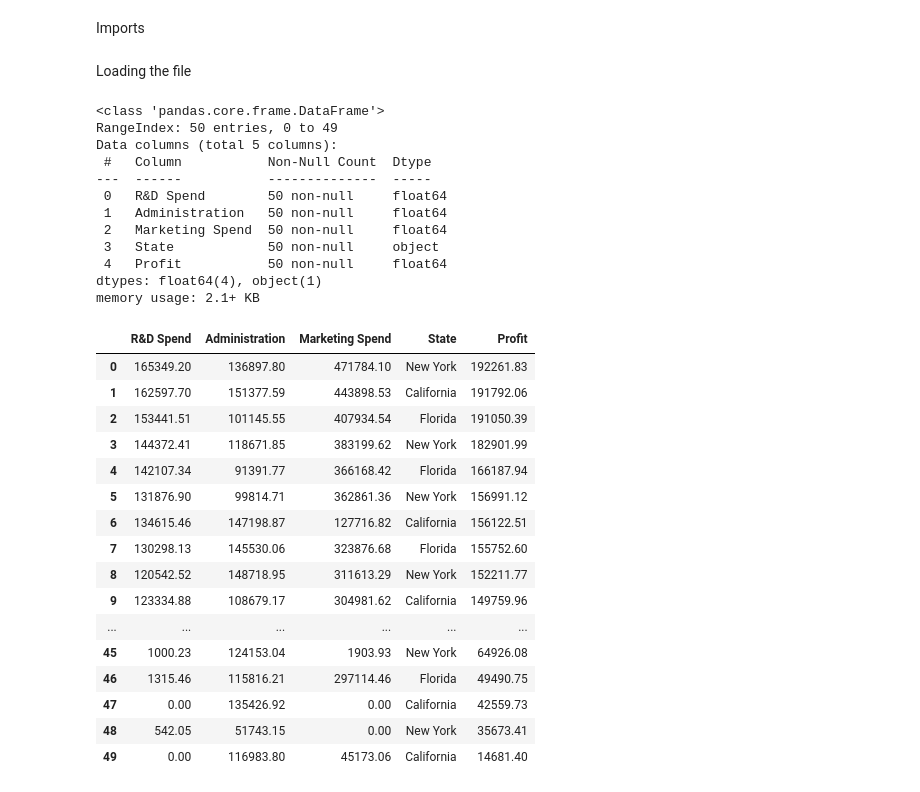
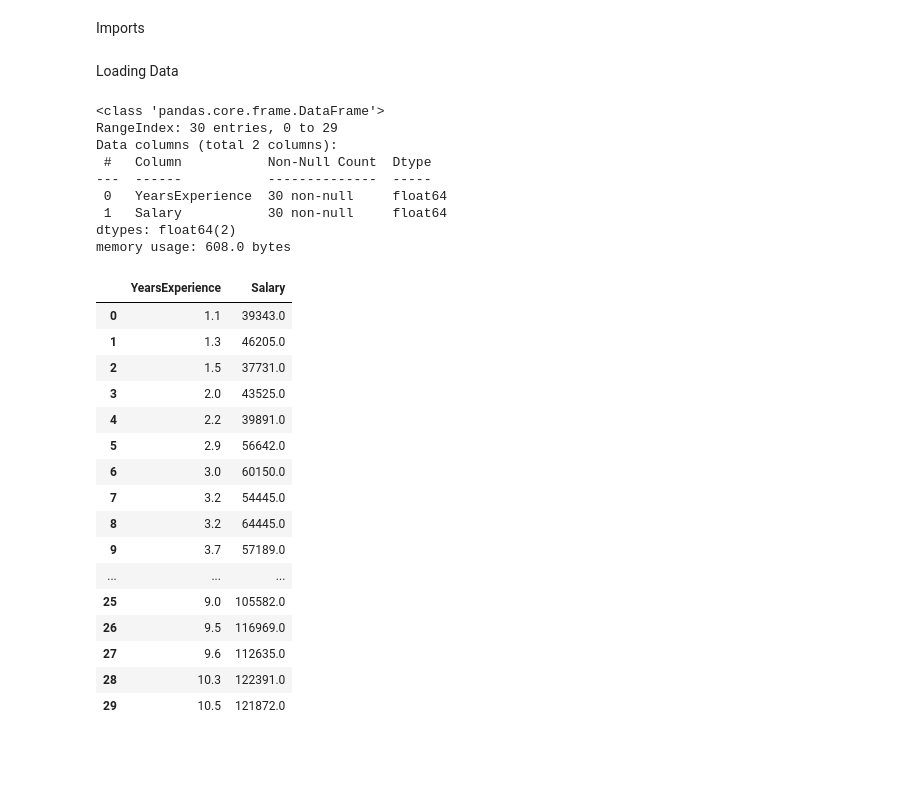
Before and after one commit to Amine-Alami/H3MachineLearning, a Jupyter notebook: Simple Linear.ipynb, the cells around one changed output. Cells and saved outputs as stored; diff of their text form; code cells hidden in the pictures; blank space fills up the shorter version.

```diff
--- a/Simple Linear.ipynb
+++ b/Simple Linear.ipynb
@@ -5,6 +5,6 @@ import numpy as np
 import pandas as pd
 import matplotlib.pyplot as plt
 from sklearn.linear_model import LinearRegression
-# %% [markdown]
-Loading the file
+# %% [markdown]
+Loading Data
 # %%
@@ -12,36 +12,33 @@ startups = pd.read_csv('50_Startups.csv')
 # %%
-startups.info()
+salary.info()
 # %% [output]
 <class 'pandas.core.frame.DataFrame'>
-RangeIndex: 50 entries, 0 to 49
-Data columns (total 5 columns):
+RangeIndex: 30 entries, 0 to 29
+Data columns (total 2 columns):
  #   Column           Non-Null Count  Dtype
 ---  ------           --------------  -----
- 0   R&D Spend        50 non-null     float64
- 1   Administration   50 non-null     float64
- 2   Marketing Spend  50 non-null     float64
- 3   State            50 non-null     object
- 4   Profit           50 non-null     float64
-dtypes: float64(4), object(1)
-memory usage: 2.1+ KB
+ 0   YearsExperience  30 non-null     float64
+ 1   Salary           30 non-null     float64
+dtypes: float64(2)
+memory usage: 608.0 bytes
-# %%
-startups
-# %% [output]
-|  | R&D Spend | Administration | Marketing Spend | State | Profit |
-| 0 | 165349.20 | 136897.80 | 471784.10 | New York | 192261.83 |
-| 1 | 162597.70 | 151377.59 | 443898.53 | California | 191792.06 |
-| 2 | 153441.51 | 101145.55 | 407934.54 | Florida | 191050.39 |
-| 3 | 144372.41 | 118671.85 | 383199.62 | New York | 182901.99 |
-| 4 | 142107.34 | 91391.77 | 366168.42 | Florida | 166187.94 |
-| 5 | 131876.90 | 99814.71 | 362861.36 | New York | 156991.12 |
-| 6 | 134615.46 | 147198.87 | 127716.82 | California | 156122.51 |
-| 7 | 130298.13 | 145530.06 | 323876.68 | Florida | 155752.60 |
-| 8 | 120542.52 | 148718.95 | 311613.29 | New York | 152211.77 |
-| 9 | 123334.88 | 108679.17 | 304981.62 | California | 149759.96 |
-| ... | ... | ... | ... | ... | ... |
-| 45 | 1000.23 | 124153.04 | 1903.93 | New York | 64926.08 |
-| 46 | 1315.46 | 115816.21 | 297114.46 | Florida | 49490.75 |
-| 47 | 0.00 | 135426.92 | 0.00 | California | 42559.73 |
-| 48 | 542.05 | 51743.15 | 0.00 | New York | 35673.41 |
-| 49 | 0.00 | 116983.80 | 45173.06 | California | 14681.40 |
+# %%
+salary
+# %% [output]
+|  | YearsExperience | Salary |
+| 0 | 1.1 | 39343.0 |
+| 1 | 1.3 | 46205.0 |
+| 2 | 1.5 | 37731.0 |
+| 3 | 2.0 | 43525.0 |
+| 4 | 2.2 | 39891.0 |
+| 5 | 2.9 | 56642.0 |
+| 6 | 3.0 | 60150.0 |
+| 7 | 3.2 | 54445.0 |
+| 8 | 3.2 | 64445.0 |
+| 9 | 3.7 | 57189.0 |
+| ... | ... | ... |
+| 25 | 9.0 | 105582.0 |
+| 26 | 9.5 | 116969.0 |
+| 27 | 9.6 | 112635.0 |
+| 28 | 10.3 | 122391.0 |
+| 29 | 10.5 | 121872.0 |
 # %%
```
Also changed, not shown: parts of 3 cells of this notebook, 5 other files.
